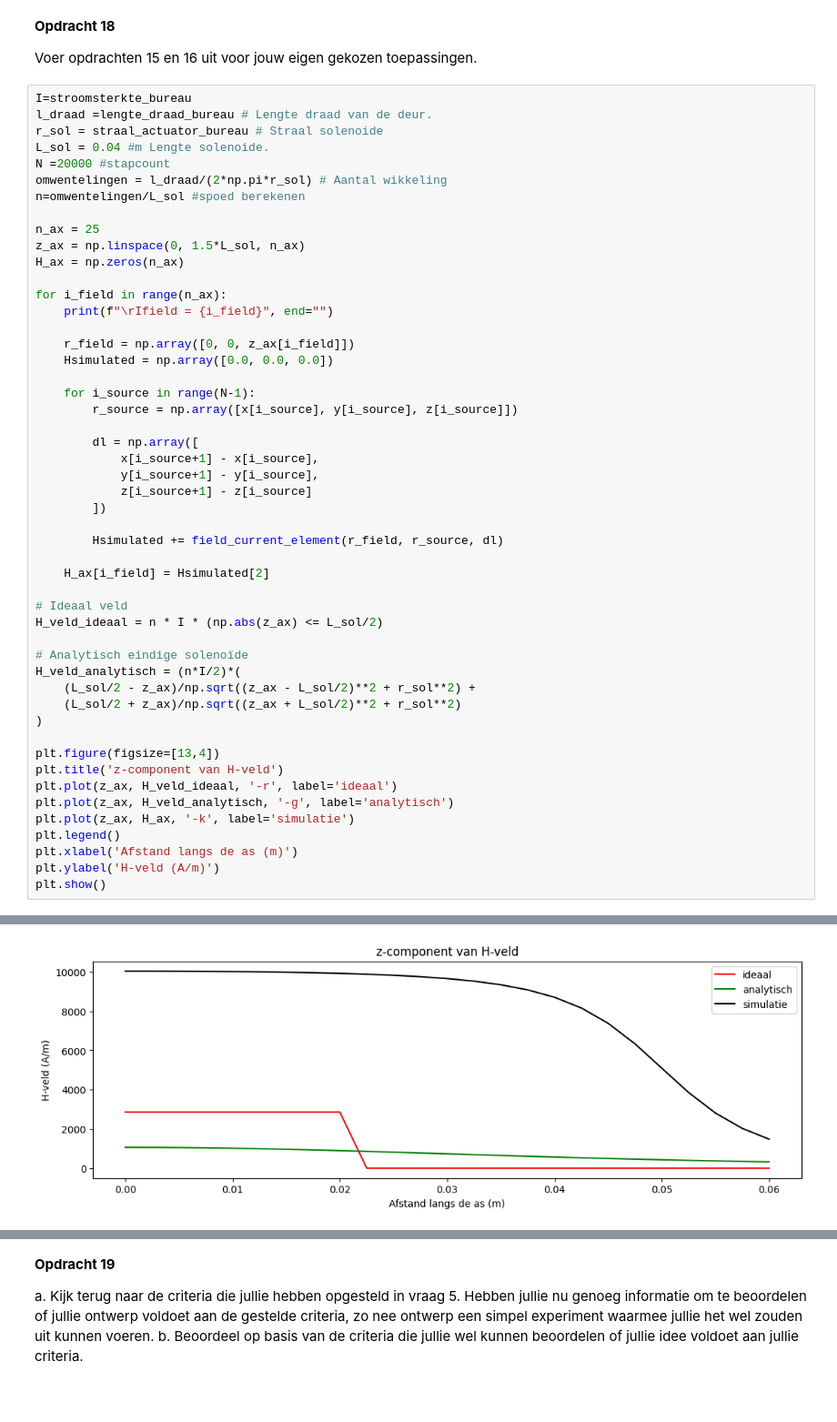
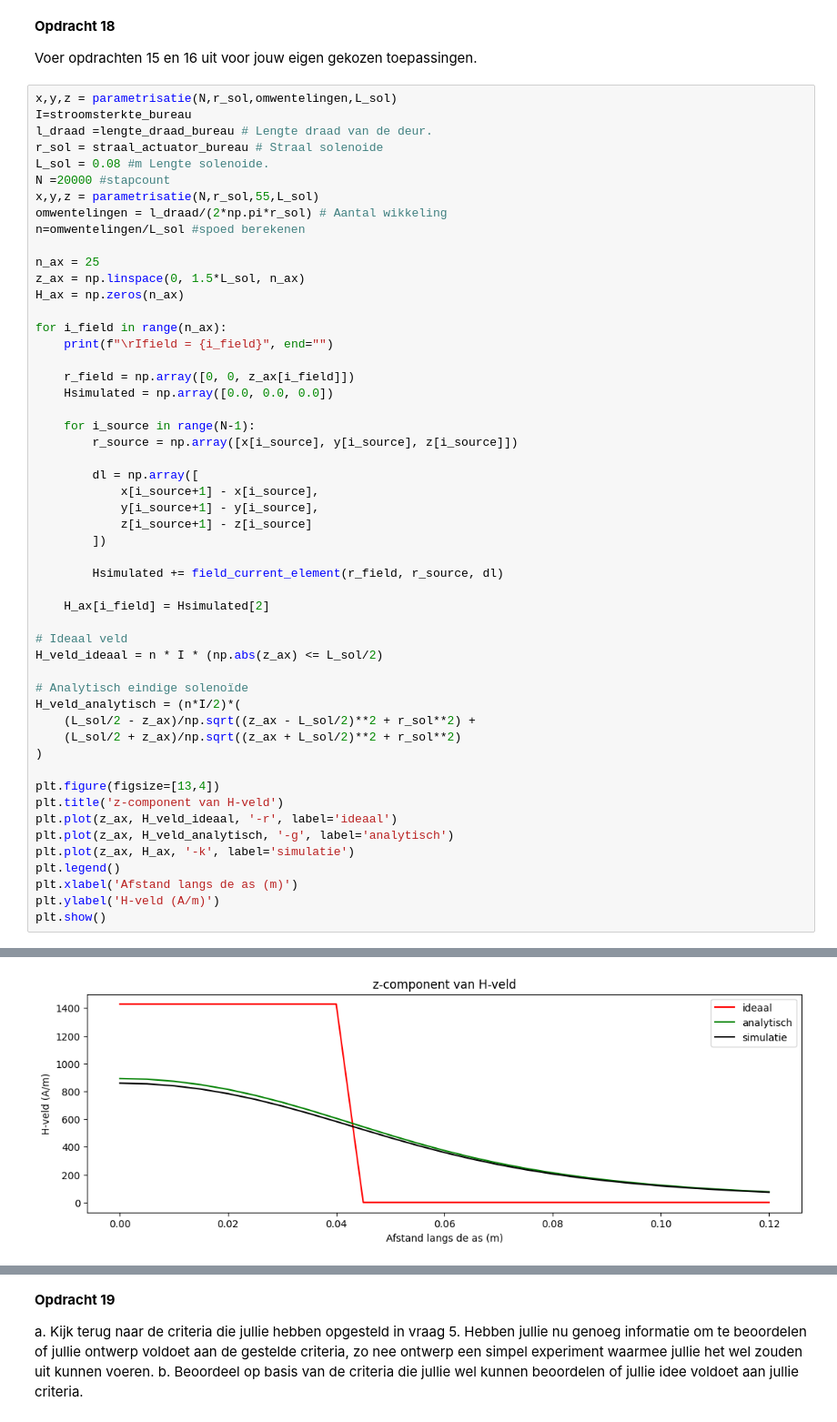
Before and after one commit to BobVill/opdrachten-DEF-D, a Jupyter notebook: KrachtactuatorOpdracht.ipynb, the cells around one changed output, grey strips where cells are left out. Shown at 91% size. Cells and saved outputs as stored; diff of their text form; blank space fills up the shorter version.

```diff
--- a/KrachtactuatorOpdracht.ipynb
+++ b/KrachtactuatorOpdracht.ipynb
@@ -587,11 +589,13 @@ Het ontwerp voldoet aan de eisen van de 9 volt batterij en de straal van de actu
 
 Voer opdrachten 15 en 16 uit voor jouw eigen gekozen toepassingen.
 # %%
+x,y,z = parametrisatie(N,r_sol,omwentelingen,L_sol)
 I=stroomsterkte_bureau
 l_draad =lengte_draad_bureau # Lengte draad van de deur.
 r_sol = straal_actuator_bureau # Straal solenoide
-L_sol = 0.04 #m Lengte solenoide.
+L_sol = 0.08 #m Lengte solenoide.
 N =20000 #stapcount
+x,y,z = parametrisatie(N,r_sol,55,L_sol)
 omwentelingen = l_draad/(2*np.pi*r_sol) # Aantal wikkeling
 n=omwentelingen/L_sol #spoed berekenen
 
@@ -611,34 +615,34 @@ for i_field in range(n_ax):
         dl = np.array([
             x[i_source+1] - x[i_source],
             y[i_source+1] - y[i_source],
             z[i_source+1] - z[i_source]
         ])
 
         Hsimulated += field_current_element(r_field, r_source, dl)
 
     H_ax[i_field] = Hsimulated[2]
 
 # Ideaal veld
 H_veld_ideaal = n * I * (np.abs(z_ax) <= L_sol/2)
 
 # Analytisch eindige solenoïde
 H_veld_analytisch = (n*I/2)*(
     (L_sol/2 - z_ax)/np.sqrt((z_ax - L_sol/2)**2 + r_sol**2) +
     (L_sol/2 + z_ax)/np.sqrt((z_ax + L_sol/2)**2 + r_sol**2)
 )
 
 plt.figure(figsize=[13,4])
 plt.title('z-component van H-veld')
 plt.plot(z_ax, H_veld_ideaal, '-r', label='ideaal')
 plt.plot(z_ax, H_veld_analytisch, '-g', label='analytisch')
 plt.plot(z_ax, H_ax, '-k', label='simulatie')
 plt.legend()
 plt.xlabel('Afstand langs de as (m)')
 plt.ylabel('H-veld (A/m)')
 plt.show()
 # %% [output]
 Ifield = 24
-[figure, old version]
+[figure, new version]
 # %%
 # integrate the field up to point z_p
 
```
Also changed, not shown: parts of 9 cells of this notebook.
